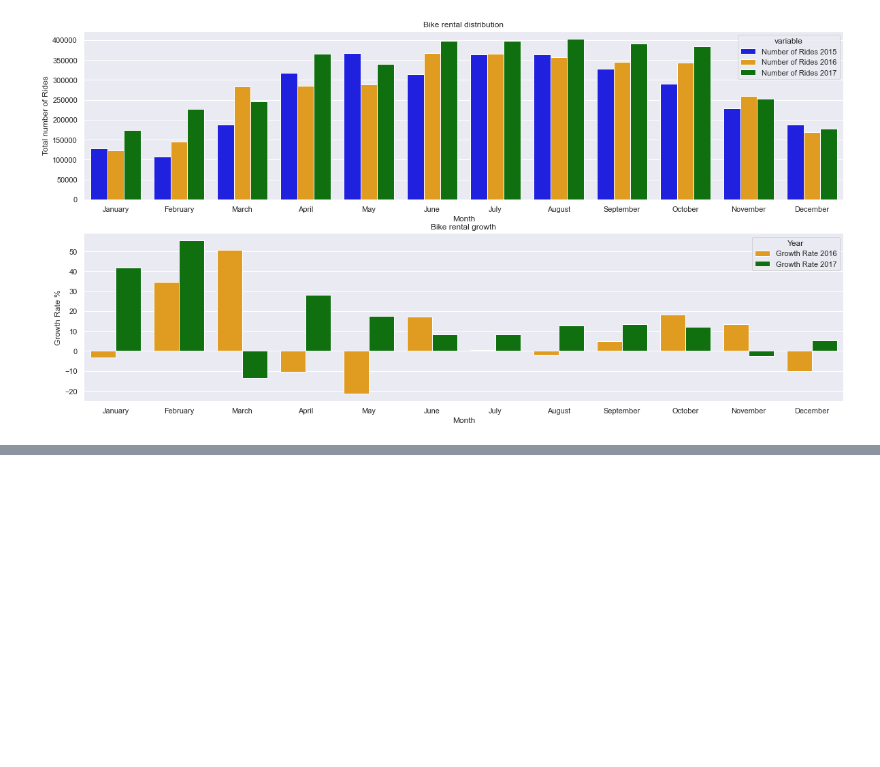
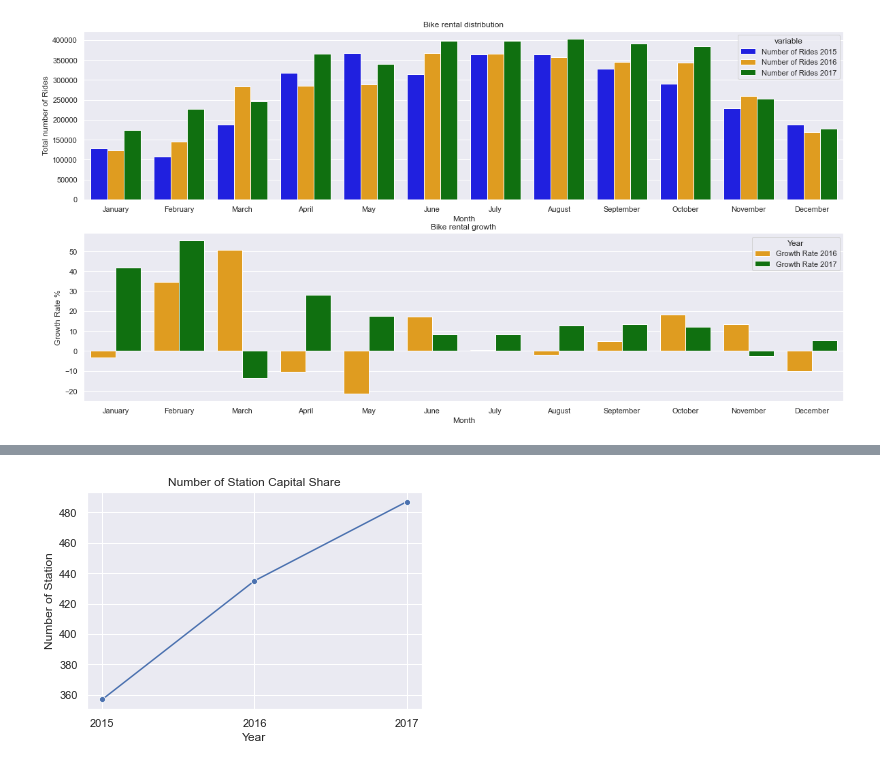
Before and after one commit to lvuduy/Capital-Bike-Share, a Jupyter notebook: Capital Bike Share.ipynb, the cells around one changed output, grey strips where cells are left out. Cells and saved outputs as stored; diff of their text form; code cells hidden in the pictures; blank space fills up the shorter version.

```diff
--- a/Capital Bike Share.ipynb
+++ b/Capital Bike Share.ipynb
@@ -1008,0 +1086,10 @@ display(bike15,bike16,bike17,total_bike)
+# %%
+df_station =  pd.DataFrame({"Year" : [2015,2016,2017],"Number of Station" : [357,435,487]})
+df_station
+
+sns.lineplot(x = "Year", y= 'Number of Station', data= df_station,marker="o", ci=None)
+plt.xticks([2015,2016,2017])
+plt.title("Number of Station Capital Share")
+plt.show()
+# %% [output]
+[figure, added]
```
Also changed, not shown: parts of 12 cells of this notebook.
